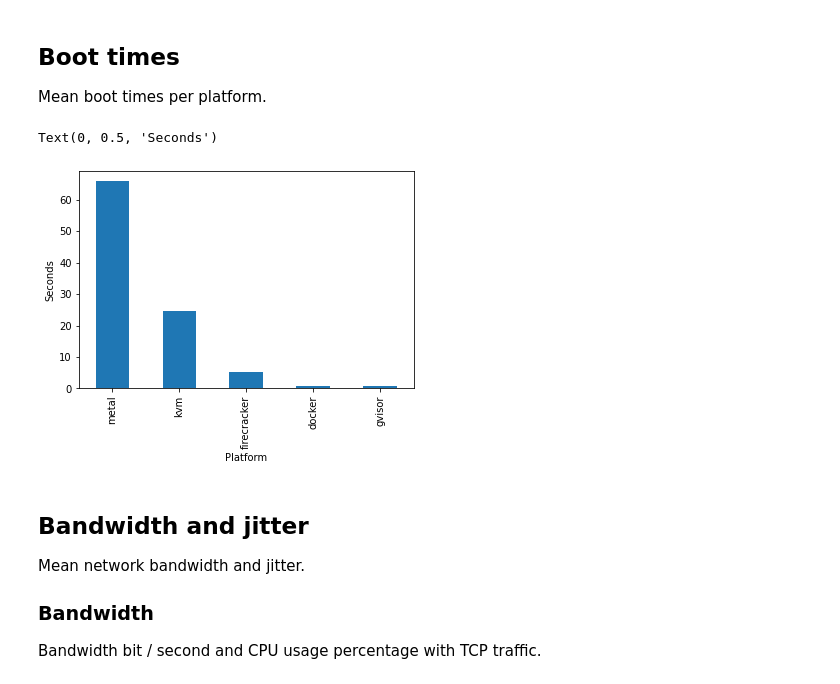
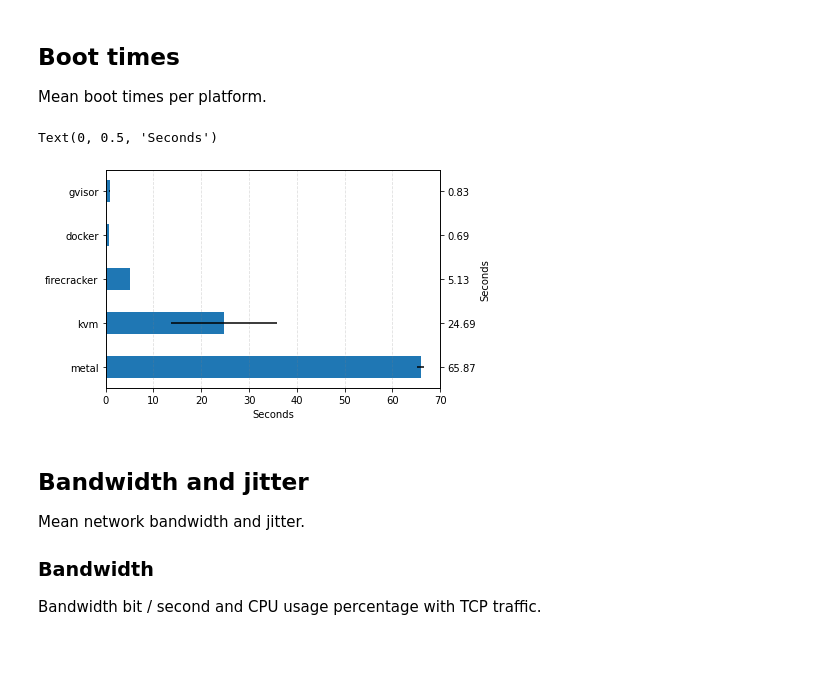
Before and after one commit to ppeerttu/virtualization-benchmarks, a Jupyter notebook: analysis/initial-visualization.ipynb, the cells around one changed output. Saved outputs shown, nothing was run; the diff lists cells and outputs as text; code cells hidden in the pictures; blank space fills up the shorter version.

```diff
--- a/analysis/initial-visualization.ipynb
+++ b/analysis/initial-visualization.ipynb
@@ -22,16 +23,51 @@ database_path = "{}/database_results.csv".format(data_dir)
 ## Boot times
 
 Mean boot times per platform.
-# %%
-df = pd.read_csv(boot_times_path)
-
-ax = df.mean().plot.bar()
-printdf.mean()
-ax.set_xlabel("Platform")
-ax.set_ylabel("Seconds")
-# %% [output]
-Text(0, 0.5, 'Seconds')
-[figure, removed]
+# %%
+df = pd.read_csv(boot_times_path)
+df_mean = df.mean()
+df_std = df.std()
+
+fig, ax = plt.subplots()
+pos = np.arange(len(df_mean))
+rects = ax.barh(pos, df_mean,
+    align="center",
+    height=0.5,
+    tick_label=df_mean.index,
+    xerr=df_std)
+ax.xaxis.grid(True, linestyle="--", which="major", color="grey", alpha=.25)
+ax.set_xlabel("Seconds")
+# For right-hand side yaxis ticks and labels
+axr = ax.twinx()
+axr.set_ylim(ax.get_ylim())
+axr.set_yticks(pos)
+axr.set_yticklabels(["{:.2f}".format(val) for val in df_mean])
+axr.set_ylabel("Seconds")
+# for rect in rects:
+#     width = float(rect.get_width())
+#     if width < 30:
+#         xloc = 5
+#         clr = "black"
+#         align = "left"
+#     else:
+#         xloc = -5
+#         clr = "white"
+#         align = "right"
+#     yloc = rect.get_y() + rect.get_height() / 2
+#     label = ax.annotate(
+#         "{:.2f}".format(width),
+#         xy=(width, yloc),
+#         xytext=(xloc, 0),
+#         textcoords="offset points",
+#         horizontalalignment=align,
+#         verticalalignment="center",
+#         color=clr,
+#         weight="bold",
+#         clip_on=True
+#     )
+# %% [output]
+Text(0, 0.5, 'Seconds')
+[figure, added]
 # %% [markdown]
 ## Bandwidth and jitter
 
```
Also changed, not shown: parts of 4 cells of this notebook, 1 other file.
